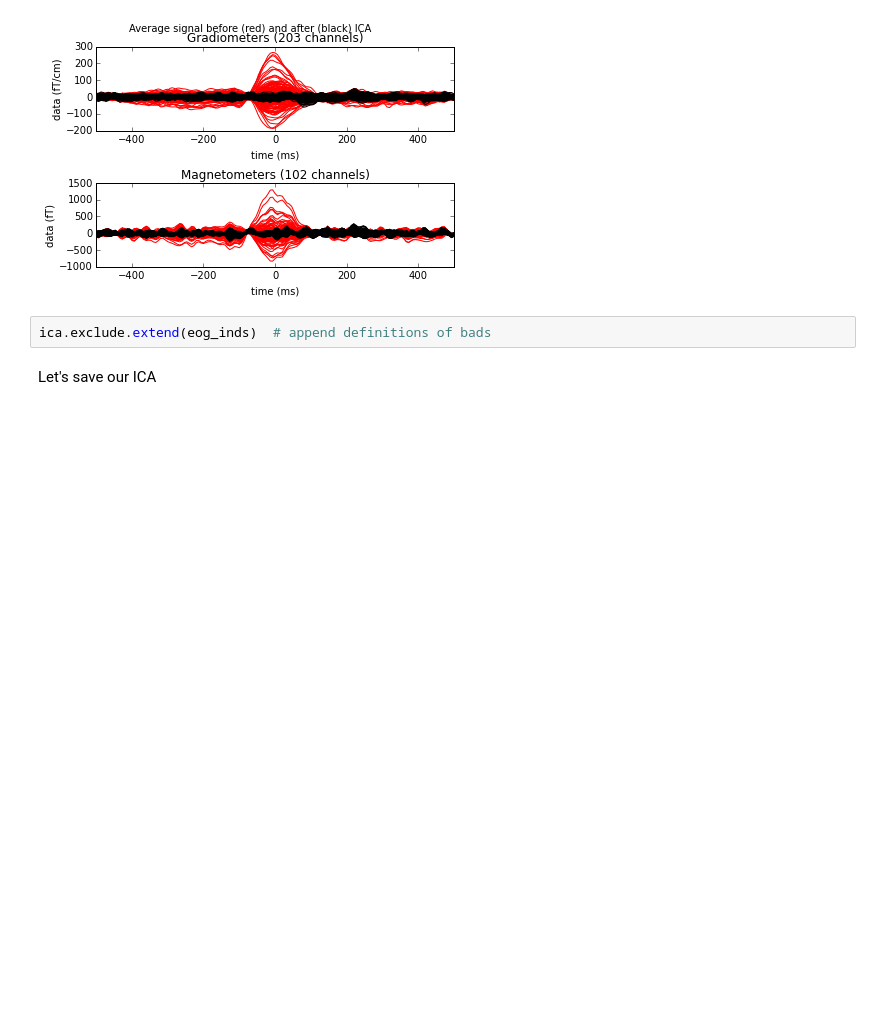
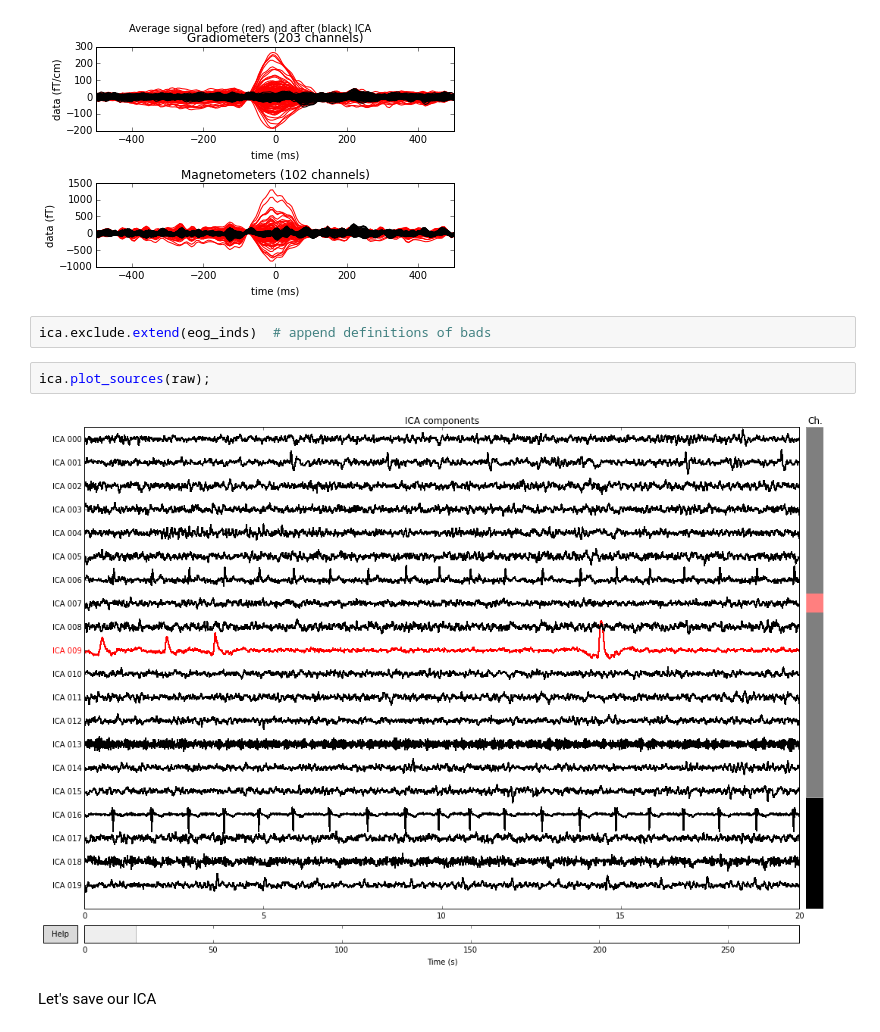
Before and after one commit to mne-tools/mne-python-notebooks, a Jupyter notebook: Preprocessing_ICA.ipynb, the cells around one changed output. Saved outputs shown, nothing was run; the diff lists cells and outputs as text; blank space fills up the shorter version.

```diff
--- a/Preprocessing_ICA.ipynb
+++ b/Preprocessing_ICA.ipynb
@@ -109,6 +110,10 @@ ica.plot_overlay(eog_average, exclude=eog_inds, show=False);
 [figure]
 # %%
 ica.exclude.extend(eog_inds)  # append definitions of bads
+# %%
+ica.plot_sources(raw);
+# %% [output]
+[figure, added]
 # %% [markdown]
 Let's save our ICA
 # %%
```
Also changed, not shown: parts of 5 cells of this notebook, 7 other files.
